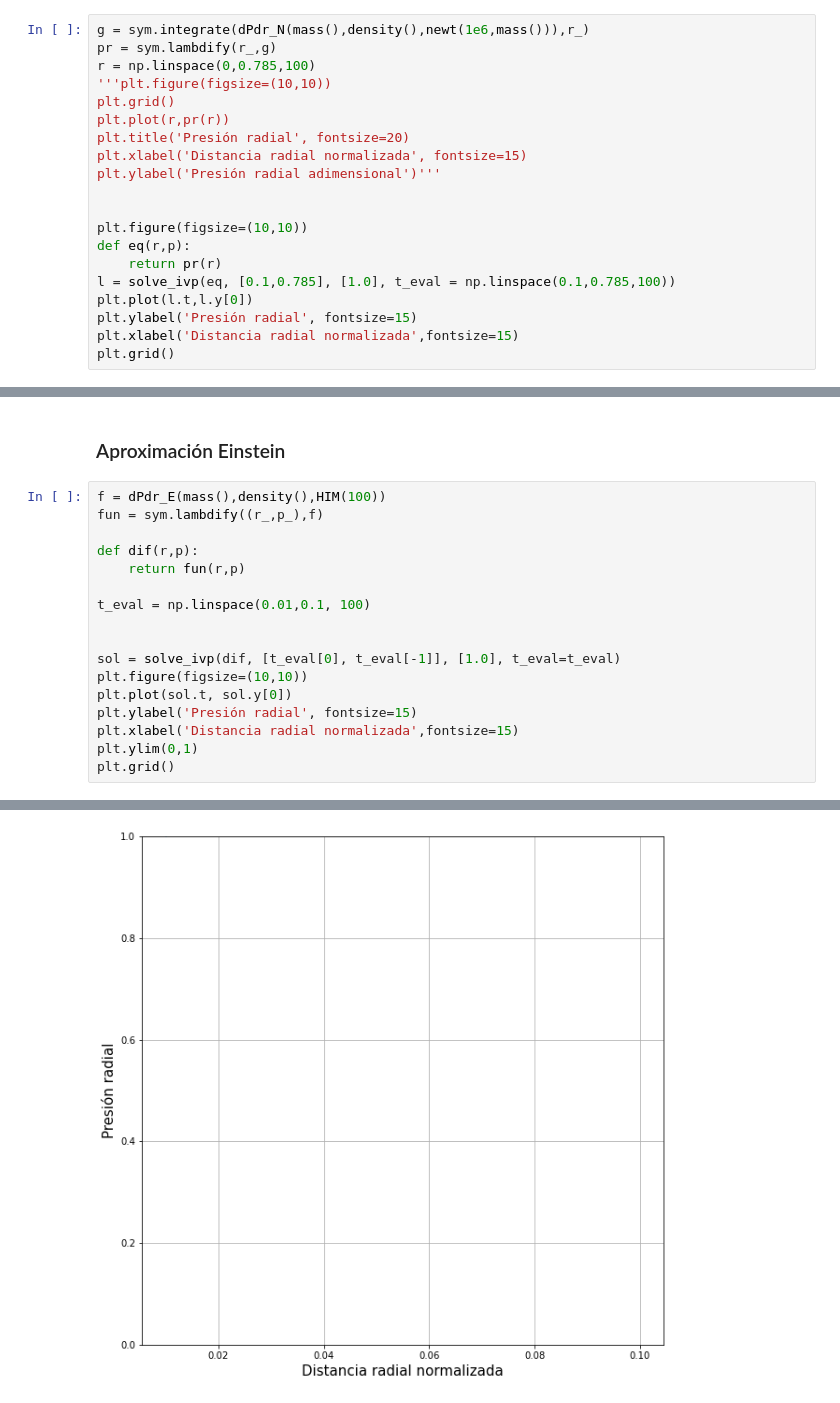
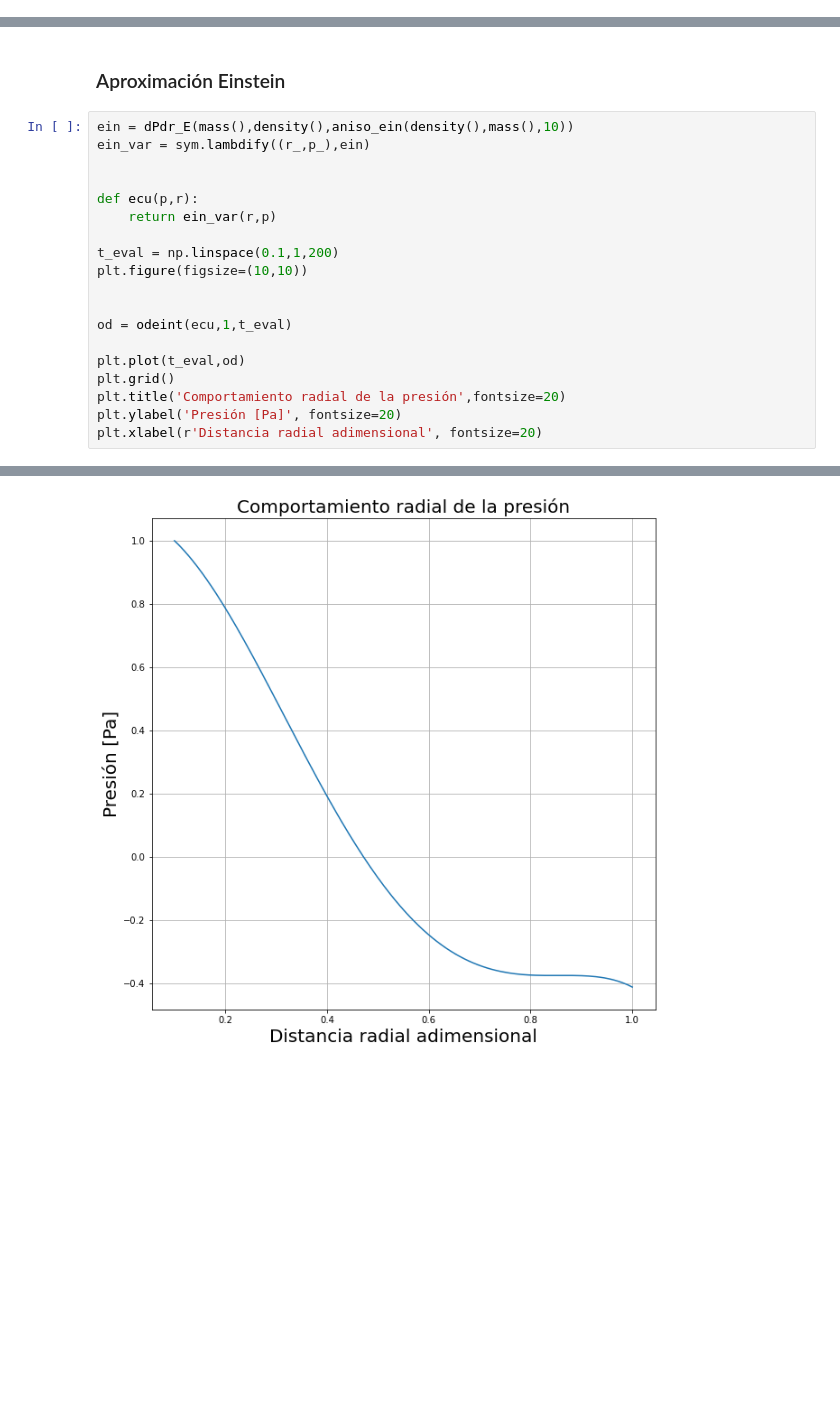
Before and after one commit to Vendetta0462/TareasCursos, a Jupyter notebook: Asign_Topicos/Integración_EqEstructural.ipynb, the cells around one changed output, grey strips where cells are left out. Cells and saved outputs as stored; diff of their text form; blank space fills up the shorter version.

```diff
--- a/Asign_Topicos/Integración_EqEstructural.ipynb
+++ b/Asign_Topicos/Integración_EqEstructural.ipynb
@@ -108,20 +114,0 @@ solve_ivp?
-# %%
-g = sym.integrate(dPdr_N(mass(),density(),newt(1e6,mass())),r_)
-pr = sym.lambdify(r_,g)
-r = np.linspace(0,0.785,100)
-'''plt.figure(figsize=(10,10))
-plt.grid()
-plt.plot(r,pr(r))
-plt.title('Presión radial', fontsize=20)
-plt.xlabel('Distancia radial normalizada', fontsize=15)
-plt.ylabel('Presión radial adimensional')'''
-
-
-plt.figure(figsize=(10,10))
-def eq(r,p):
-    return pr(r)
-l = solve_ivp(eq, [0.1,0.785], [1.0], t_eval = np.linspace(0.1,0.785,100))
-plt.plot(l.t,l.y[0])
-plt.ylabel('Presión radial', fontsize=15)
-plt.xlabel('Distancia radial normalizada',fontsize=15)
-plt.grid()
@@ -148,20 +143,22 @@ plt.grid()
 # %% [markdown]
 ### Aproximación Einstein
 # %%
-f = dPdr_E(mass(),density(),HIM(100))
-fun = sym.lambdify((r_,p_),f)
-
-def dif(r,p):
-    return fun(r,p)
-
-t_eval = np.linspace(0.01,0.1, 100)
+ein = dPdr_E(mass(),density(),aniso_ein(density(),mass(),10))
+ein_var = sym.lambdify((r_,p_),ein)
 
 
-sol = solve_ivp(dif, [t_eval[0], t_eval[-1]], [1.0], t_eval=t_eval)
+def ecu(p,r):
+    return ein_var(r,p)
+
+t_eval = np.linspace(0.1,1,200)
 plt.figure(figsize=(10,10))
-plt.plot(sol.t, sol.y[0])
-plt.ylabel('Presión radial', fontsize=15)
-plt.xlabel('Distancia radial normalizada',fontsize=15)
-plt.ylim(0,1)
+
+
+od = odeint(ecu,1,t_eval)
+
+plt.plot(t_eval,od)
 plt.grid()
+plt.title('Comportamiento radial de la presión',fontsize=20)
+plt.ylabel('Presión [Pa]', fontsize=20)
+plt.xlabel(r'Distancia radial adimensional', fontsize=20)
 # %% [output]
@@ -168 +166 @@ plt.grid()
-[figure, old version]
+[figure, new version]
```
Also changed, not shown: parts of 13 cells of this notebook.
